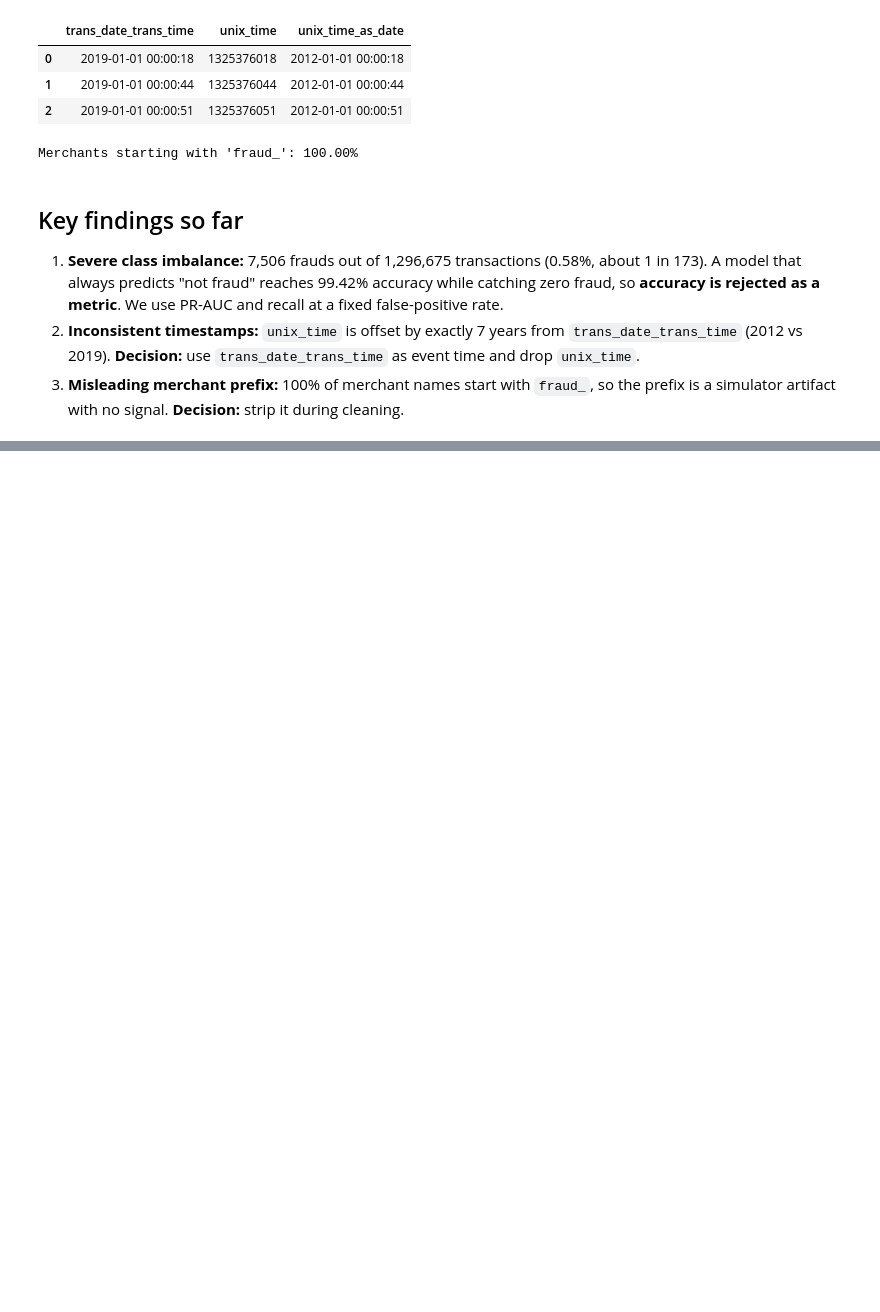
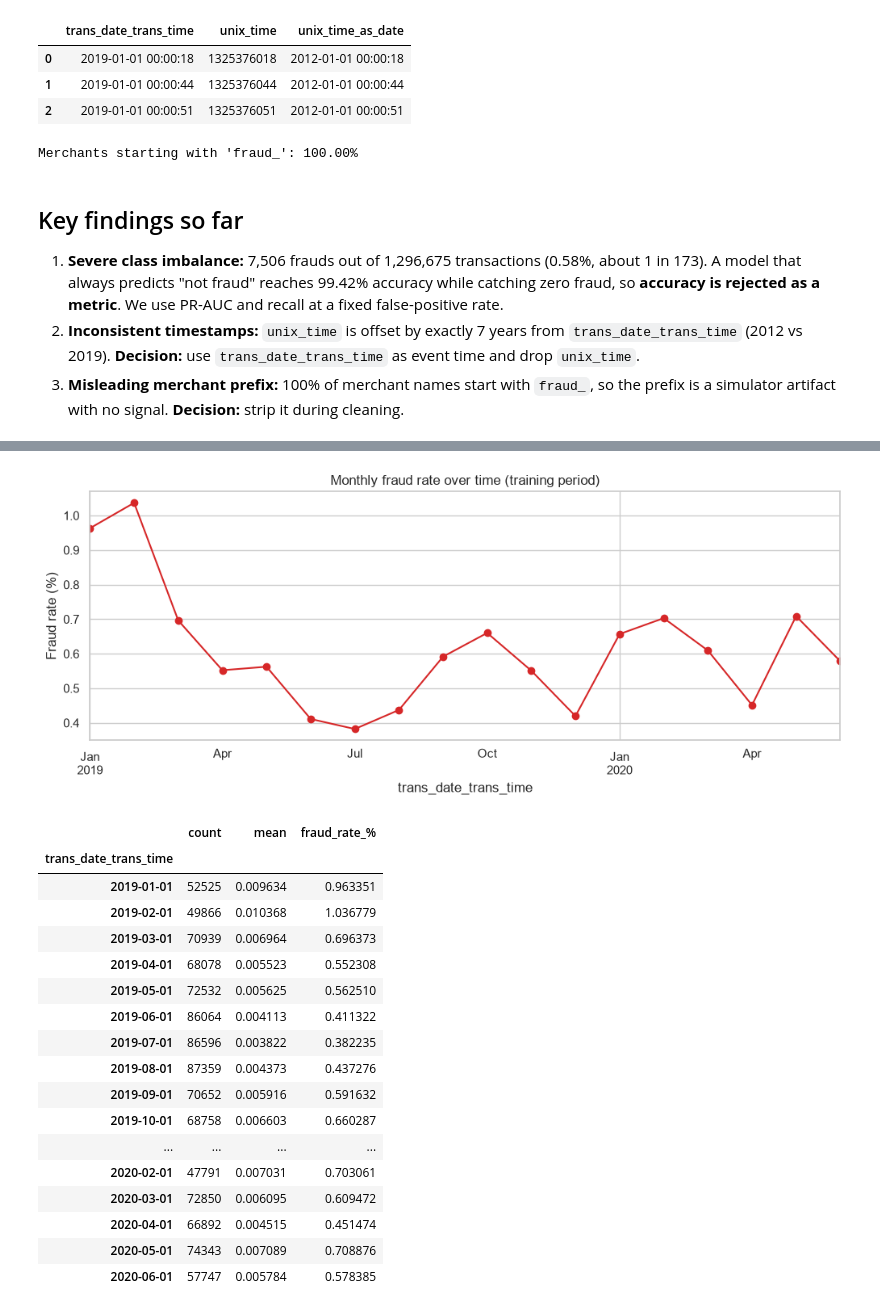
Before and after one commit to Mazadul4x4/Fraud-Detection-Streaming, a Jupyter notebook: notebooks/01_eda.ipynb, the cells around one changed output, grey strips where cells are left out. Saved outputs shown, nothing was run; the diff lists cells and outputs as text; code cells hidden in the pictures; blank space fills up the shorter version.

```diff
--- a/notebooks/01_eda.ipynb
+++ b/notebooks/01_eda.ipynb
@@ -106,0 +230,35 @@ Merchants starting with 'fraud_': 100.00%
+# %%
+monthly = (
+    train.set_index("trans_date_trans_time")
+    .resample("MS")["is_fraud"]
+    .agg(["count", "mean"])
+)
+monthly["fraud_rate_%"] = monthly["mean"] * 100
+
+fig, ax1 = plt.subplots(figsize=(12, 4))
+monthly["fraud_rate_%"].plot(ax=ax1, marker="o", color="tab:red")
+ax1.set_ylabel("Fraud rate (%)")
+ax1.set_title("Monthly fraud rate over time (training period)")
+plt.show()
+
+monthly
+# %% [output]
+[figure, added]
+|  | count | mean | fraud_rate_% |
+| trans_date_trans_time |  |  |  |
+| 2019-01-01 | 52525 | 0.009634 | 0.963351 |
+| 2019-02-01 | 49866 | 0.010368 | 1.036779 |
+| 2019-03-01 | 70939 | 0.006964 | 0.696373 |
+| 2019-04-01 | 68078 | 0.005523 | 0.552308 |
+| 2019-05-01 | 72532 | 0.005625 | 0.562510 |
+| 2019-06-01 | 86064 | 0.004113 | 0.411322 |
+| 2019-07-01 | 86596 | 0.003822 | 0.382235 |
+| 2019-08-01 | 87359 | 0.004373 | 0.437276 |
+| 2019-09-01 | 70652 | 0.005916 | 0.591632 |
+| 2019-10-01 | 68758 | 0.006603 | 0.660287 |
+| ... | ... | ... | ... |
+| 2020-02-01 | 47791 | 0.007031 | 0.703061 |
+| 2020-03-01 | 72850 | 0.006095 | 0.609472 |
+| 2020-04-01 | 66892 | 0.004515 | 0.451474 |
+| 2020-05-01 | 74343 | 0.007089 | 0.708876 |
+| 2020-06-01 | 57747 | 0.005784 | 0.578385 |
```
Also changed, not shown: parts of 8 cells of this notebook.
